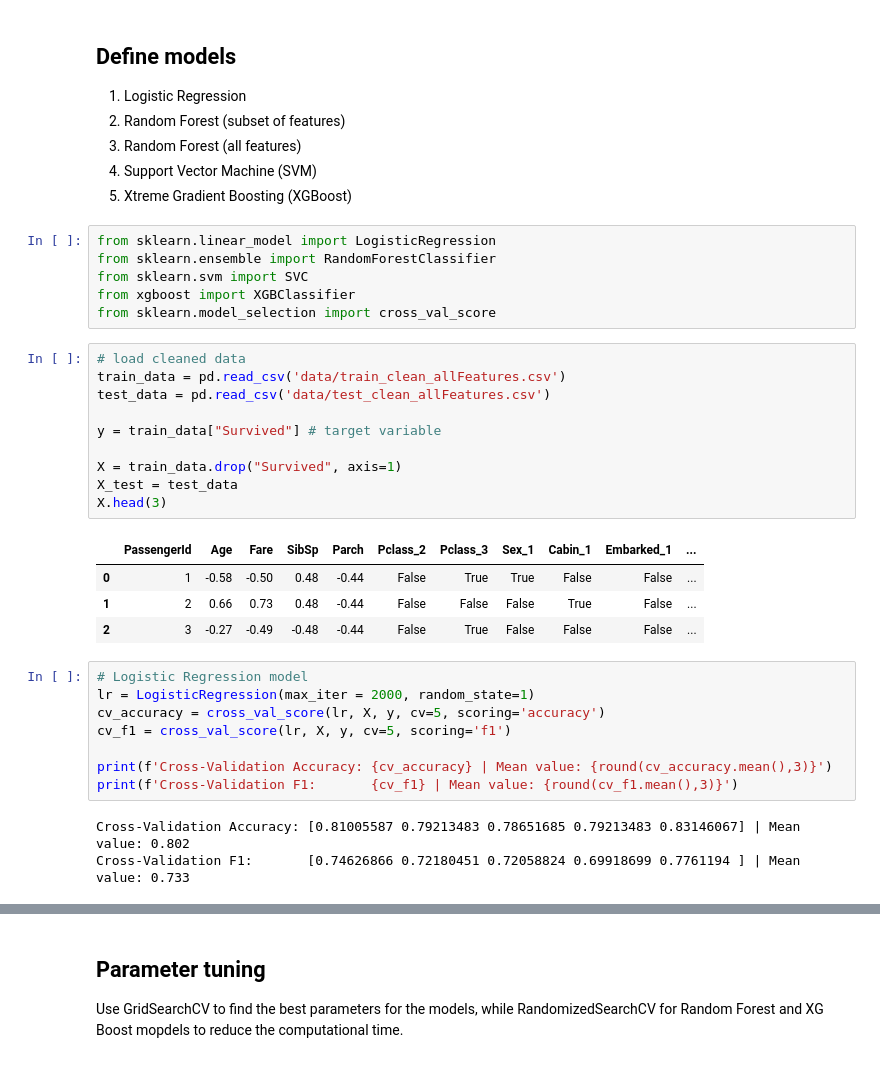
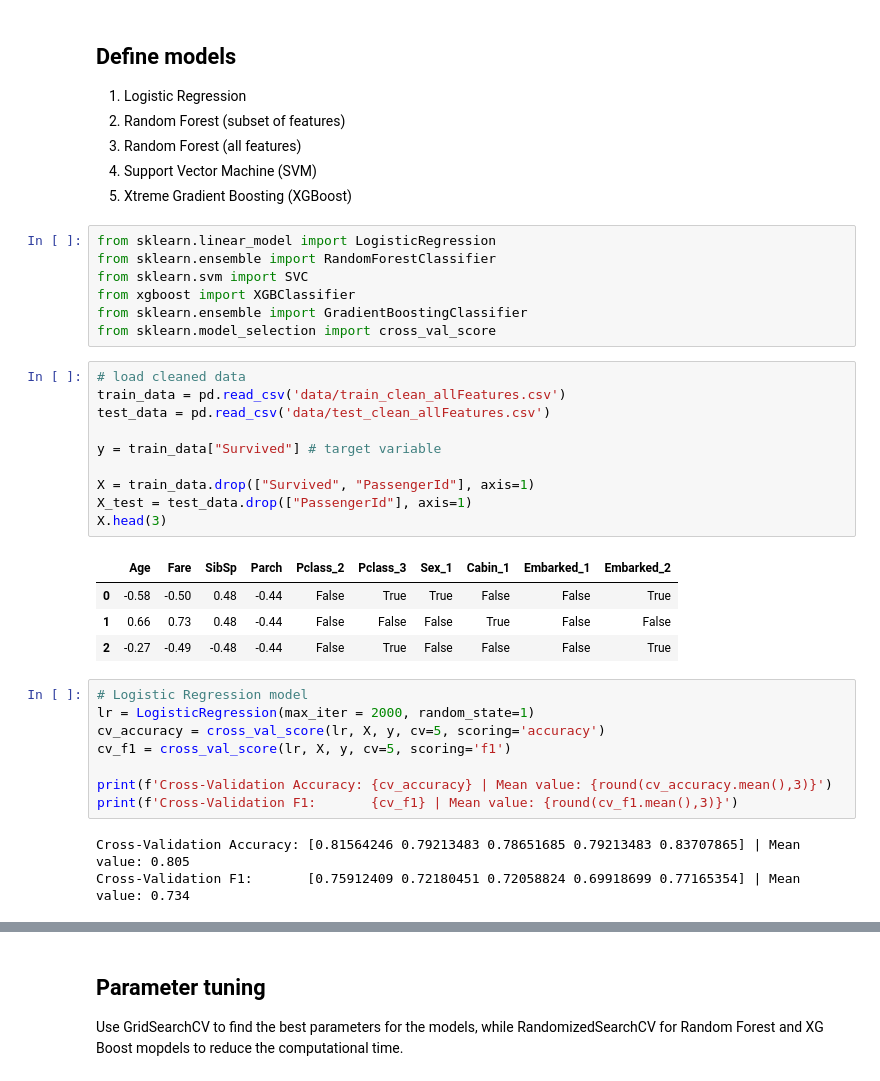
Before and after one commit to torhaa1/Kaggle_Titanic, a Jupyter notebook: 1_compare_models.ipynb, the cells around one changed output, grey strips where cells are left out. Saved outputs shown, nothing was run; the diff lists cells and outputs as text.

```diff
--- a/1_compare_models.ipynb
+++ b/1_compare_models.ipynb
@@ -64,22 +64,23 @@ from sklearn.linear_model import LogisticRegression
 from sklearn.ensemble import RandomForestClassifier
 from sklearn.svm import SVC
 from xgboost import XGBClassifier
+from sklearn.ensemble import GradientBoostingClassifier
 from sklearn.model_selection import cross_val_score
 # %%
 # load cleaned data
 train_data = pd.read_csv('data/train_clean_allFeatures.csv')
 test_data = pd.read_csv('data/test_clean_allFeatures.csv')
 
 y = train_data["Survived"] # target variable
 
-X = train_data.drop("Survived", axis=1)
-X_test = test_data
+X = train_data.drop(["Survived", "PassengerId"], axis=1)
+X_test = test_data.drop(["PassengerId"], axis=1)
 X.head(3)
 # %% [output]
-|  | PassengerId | Age | Fare | SibSp | Parch | Pclass_2 | Pclass_3 | Sex_1 | Cabin_1 | Embarked_1 | ... |
-| 0 | 1 | -0.58 | -0.50 | 0.48 | -0.44 | False | True | True | False | False | ... |
-| 1 | 2 | 0.66 | 0.73 | 0.48 | -0.44 | False | False | False | True | False | ... |
-| 2 | 3 | -0.27 | -0.49 | -0.48 | -0.44 | False | True | False | False | False | ... |
+|  | Age | Fare | SibSp | Parch | Pclass_2 | Pclass_3 | Sex_1 | Cabin_1 | Embarked_1 | Embarked_2 |
+| 0 | -0.58 | -0.50 | 0.48 | -0.44 | False | True | True | False | False | True |
+| 1 | 0.66 | 0.73 | 0.48 | -0.44 | False | False | False | True | False | False |
+| 2 | -0.27 | -0.49 | -0.48 | -0.44 | False | True | False | False | False | True |
 # %%
 # Logistic Regression model
 lr = LogisticRegression(max_iter = 2000, random_state=1)
@@ -89,8 +90,8 @@ cv_f1 = cross_val_score(lr, X, y, cv=5, scoring='f1')
 print(f'Cross-Validation Accuracy: {cv_accuracy} | Mean value: {round(cv_accuracy.mean(),3)}')
 print(f'Cross-Validation F1:       {cv_f1} | Mean value: {round(cv_f1.mean(),3)}')
 # %% [output]
-Cross-Validation Accuracy: [0.81005587 0.79213483 0.78651685 0.79213483 0.83146067] | Mean value: 0.802
-Cross-Validation F1:       [0.74626866 0.72180451 0.72058824 0.69918699 0.7761194 ] | Mean value: 0.733
+Cross-Validation Accuracy: [0.81564246 0.79213483 0.78651685 0.79213483 0.83707865] | Mean value: 0.805
+Cross-Validation F1:       [0.75912409 0.72180451 0.72058824 0.69918699 0.77165354] | Mean value: 0.734
 # %%
 # Random Forest model - subset of features
 train_data = pd.read_csv('data/train_clean_subsetFeatures.csv')
```
Also changed, not shown: parts of 25 cells of this notebook, 4 other files.
